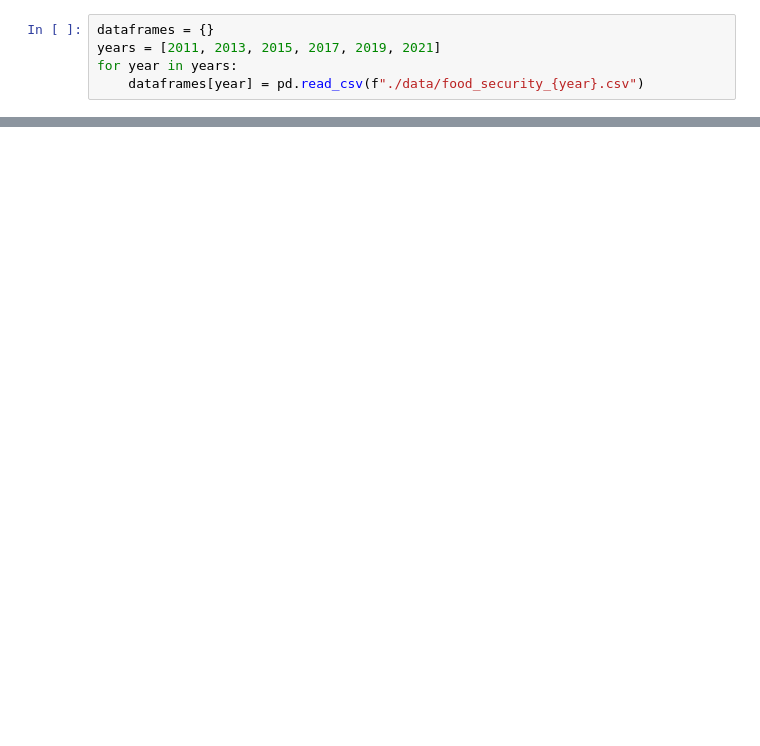
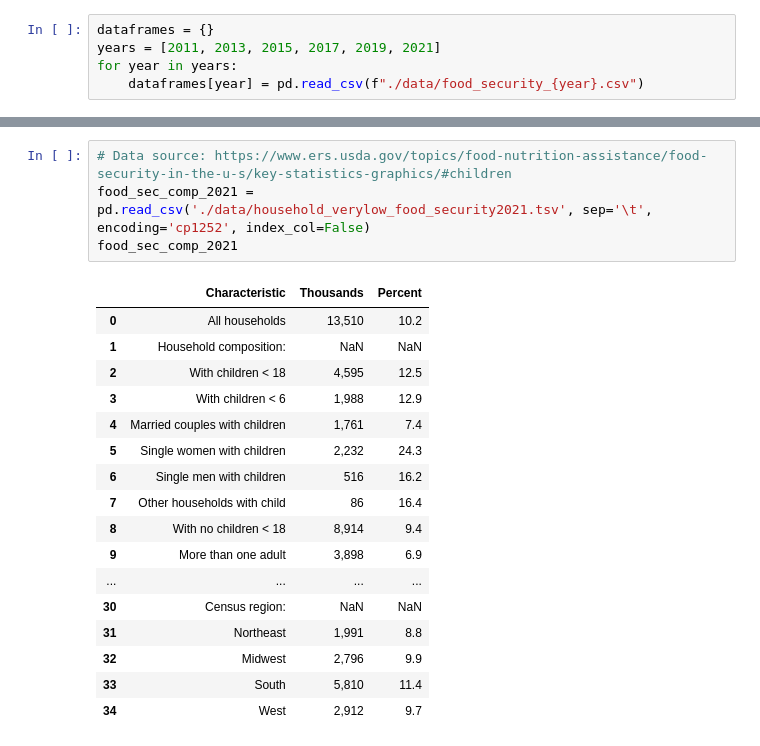
Before and after one commit to himalayahall/DATA608, a Jupyter notebook: Story 6/Story6.ipynb, the cells around one changed output, grey strips where cells are left out. Drawn from its saved outputs; the diff is of its cells as text; blank space fills up the shorter version.

```diff
--- a/Story 6/Story6.ipynb
+++ b/Story 6/Story6.ipynb
@@ -142,0 +281,22 @@ fig.show()
+# %%
+# Data source: https://www.ers.usda.gov/topics/food-nutrition-assistance/food-security-in-the-u-s/key-statistics-graphics/#children
+food_sec_comp_2021 = pd.read_csv('./data/household_verylow_food_security2021.tsv', sep='\t', encoding='cp1252', index_col=False)
+food_sec_comp_2021
+# %% [output]
+|  | Characteristic | Thousands | Percent |
+| 0 | All households | 13,510 | 10.2 |
+| 1 | Household composition: | NaN | NaN |
+| 2 | With children < 18 | 4,595 | 12.5 |
+| 3 | With children < 6 | 1,988 | 12.9 |
+| 4 | Married couples with children | 1,761 | 7.4 |
+| 5 | Single women with children | 2,232 | 24.3 |
+| 6 | Single men with children | 516 | 16.2 |
+| 7 | Other households with child | 86 | 16.4 |
+| 8 | With no children < 18 | 8,914 | 9.4 |
+| 9 | More than one adult | 3,898 | 6.9 |
+| ... | ... | ... | ... |
+| 30 | Census region: | NaN | NaN |
+| 31 | Northeast | 1,991 | 8.8 |
+| 32 | Midwest | 2,796 | 9.9 |
+| 33 | South | 5,810 | 11.4 |
+| 34 | West | 2,912 | 9.7 |
```
Also changed, not shown: parts of 20 cells of this notebook, 3 other files.
